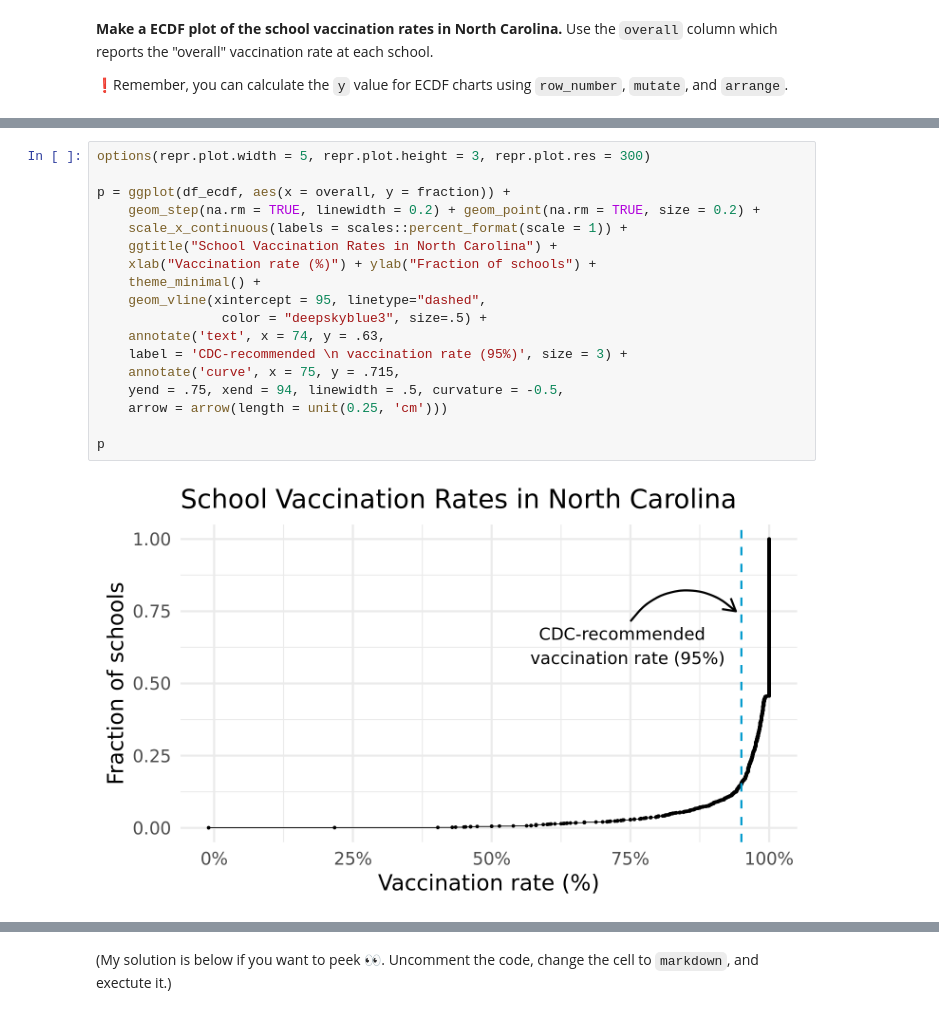
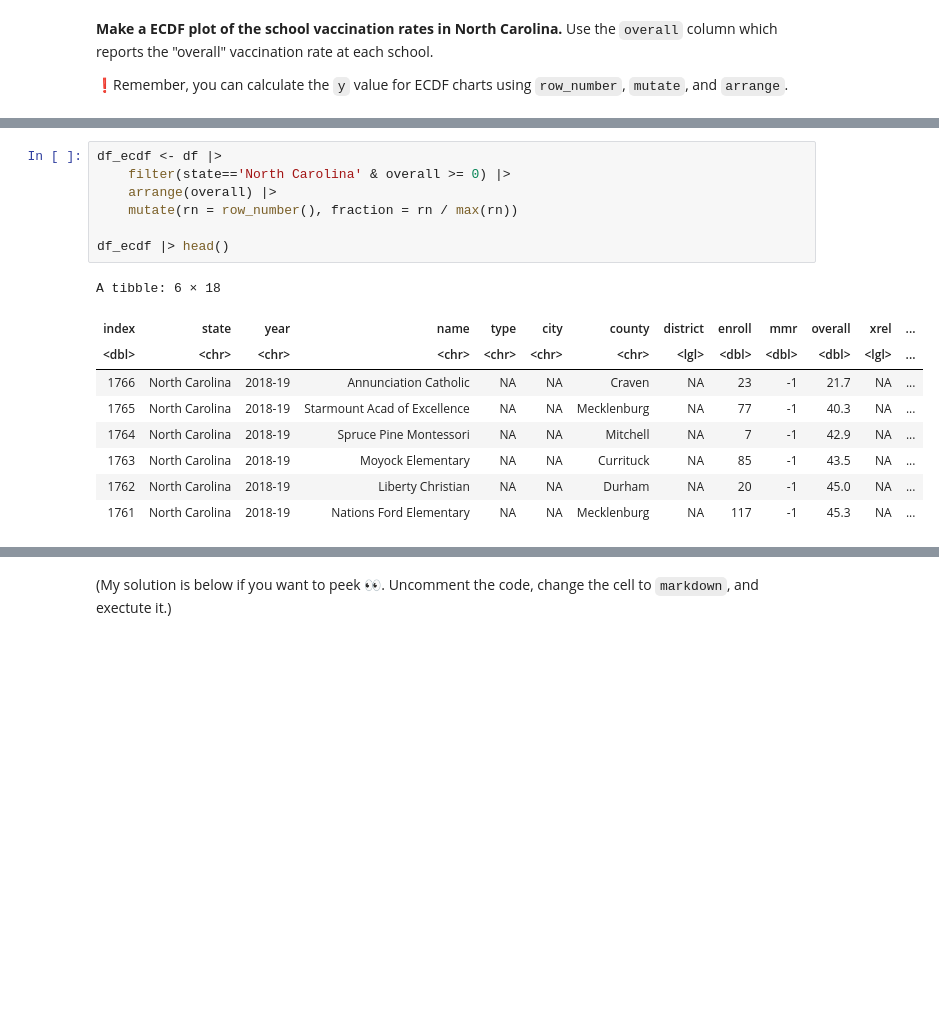
Before and after one commit to jennabarbee/BIOS512_Assignments, a Jupyter notebook: 03_BIOS512_assignment.ipynb, the cells around one changed output, grey strips where cells are left out. Drawn from its saved outputs; the diff is of its cells as text; blank space fills up the shorter version.

```diff
--- a/03_BIOS512_assignment.ipynb
+++ b/03_BIOS512_assignment.ipynb
@@ -120,20 +103,17 @@ A tibble: 6 × 18
-# %%
-options(repr.plot.width = 5, repr.plot.height = 3, repr.plot.res = 300)
-
-p = ggplot(df_ecdf, aes(x = overall, y = fraction)) +
-    geom_step(na.rm = TRUE, linewidth = 0.2) + geom_point(na.rm = TRUE, size = 0.2) +
-    scale_x_continuous(labels = scales::percent_format(scale = 1)) +
-    ggtitle("School Vaccination Rates in North Carolina") +
-    xlab("Vaccination rate (%)") + ylab("Fraction of schools") +
-    theme_minimal() +
-    geom_vline(xintercept = 95, linetype="dashed",
-                color = "deepskyblue3", size=.5) +
-    annotate('text', x = 74, y = .63,
-    label = 'CDC-recommended \n vaccination rate (95%)', size = 3) +
-    annotate('curve', x = 75, y = .715,
-    yend = .75, xend = 94, linewidth = .5, curvature = -0.5,
-    arrow = arrow(length = unit(0.25, 'cm')))
-
-p
-# %% [output]
-[figure, removed]
+# %%
+df_ecdf <- df |>
+    filter(state=='North Carolina' & overall >= 0) |>
+    arrange(overall) |>
+    mutate(rn = row_number(), fraction = rn / max(rn))
+
+df_ecdf |> head()
+# %% [output]
+A tibble: 6 × 18
+| index | state | year | name | type | city | county | district | enroll | mmr | overall | xrel | ... |
+| <dbl> | <chr> | <chr> | <chr> | <chr> | <chr> | <chr> | <lgl> | <dbl> | <dbl> | <dbl> | <lgl> | ... |
+| 1766 | North Carolina | 2018-19 | Annunciation Catholic | NA | NA | Craven | NA | 23 | -1 | 21.7 | NA | ... |
+| 1765 | North Carolina | 2018-19 | Starmount Acad of Excellence | NA | NA | Mecklenburg | NA | 77 | -1 | 40.3 | NA | ... |
+| 1764 | North Carolina | 2018-19 | Spruce Pine Montessori | NA | NA | Mitchell | NA | 7 | -1 | 42.9 | NA | ... |
+| 1763 | North Carolina | 2018-19 | Moyock Elementary | NA | NA | Currituck | NA | 85 | -1 | 43.5 | NA | ... |
+| 1762 | North Carolina | 2018-19 | Liberty Christian | NA | NA | Durham | NA | 20 | -1 | 45.0 | NA | ... |
+| 1761 | North Carolina | 2018-19 | Nations Ford Elementary | NA | NA | Mecklenburg | NA | 117 | -1 | 45.3 | NA | ... |
```
Also changed, not shown: parts of 2 cells of this notebook.
